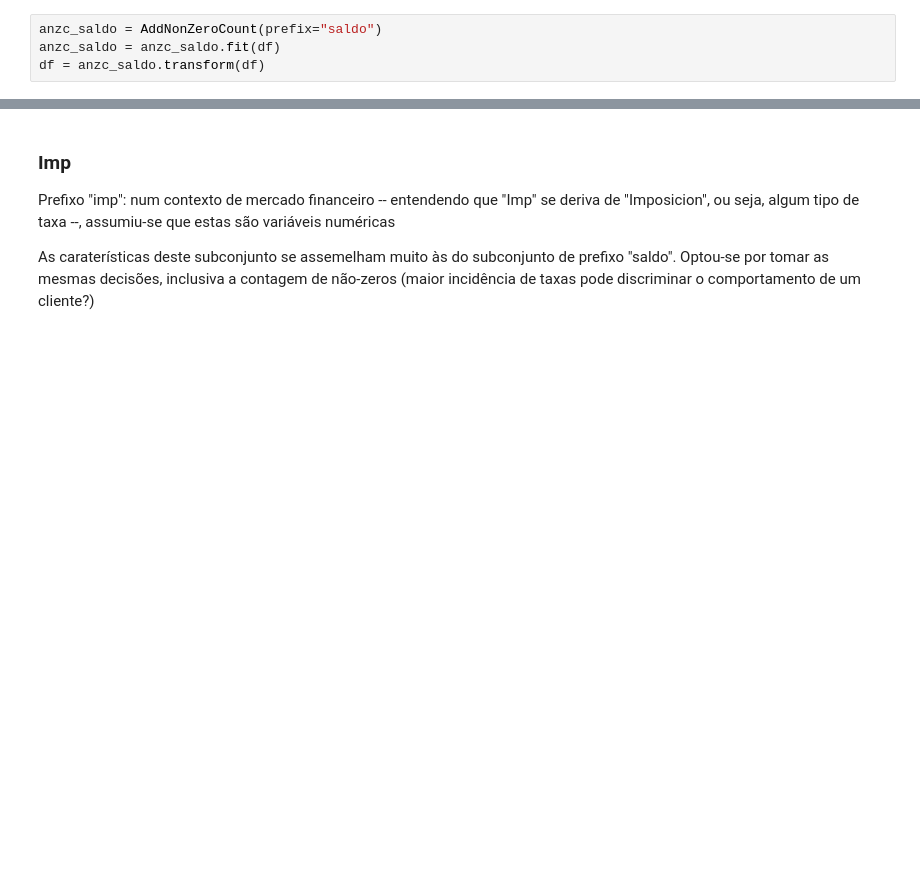
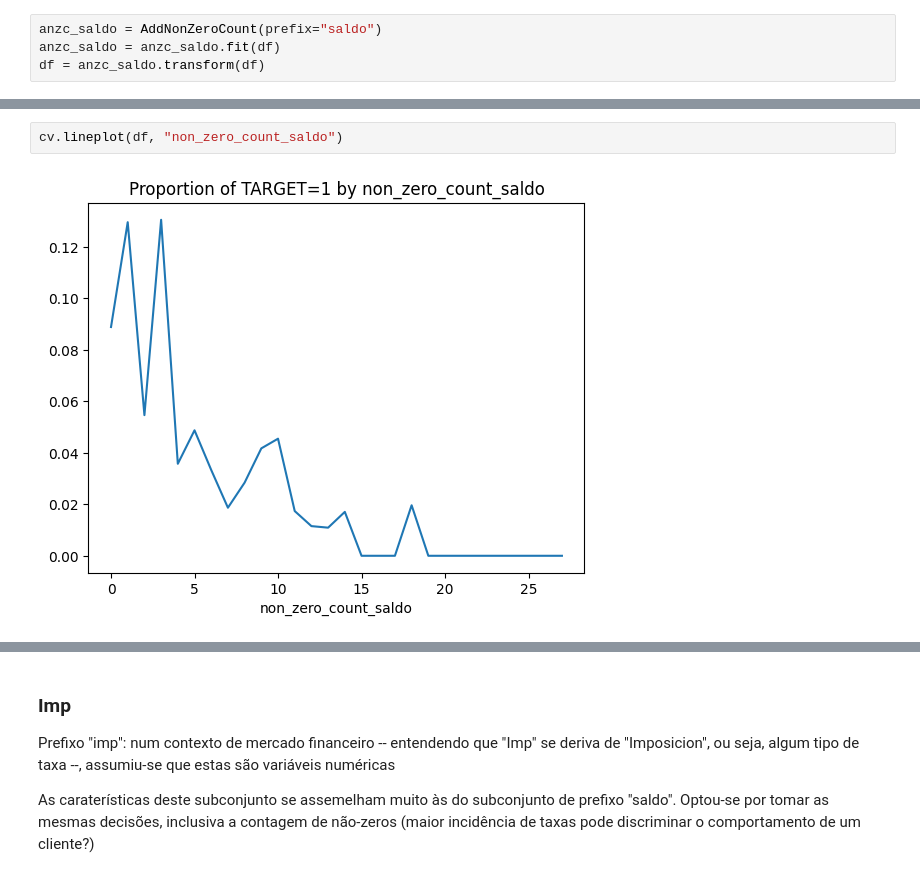
Before and after one commit to FelipeViacava/data-masters-case, a Jupyter notebook: 01-eda.ipynb, the cells around one changed output, grey strips where cells are left out. Saved outputs shown, nothing was run; the diff lists cells and outputs as text; blank space fills up the shorter version.

```diff
--- a/01-eda.ipynb
+++ b/01-eda.ipynb
@@ -225,0 +241,4 @@ df = anzc_saldo.transform(df)
+# %%
+cv.lineplot(df, "non_zero_count_saldo")
+# %% [output]
+[figure, added]
```
Also changed, not shown: parts of 20 cells of this notebook, 2 other files.
